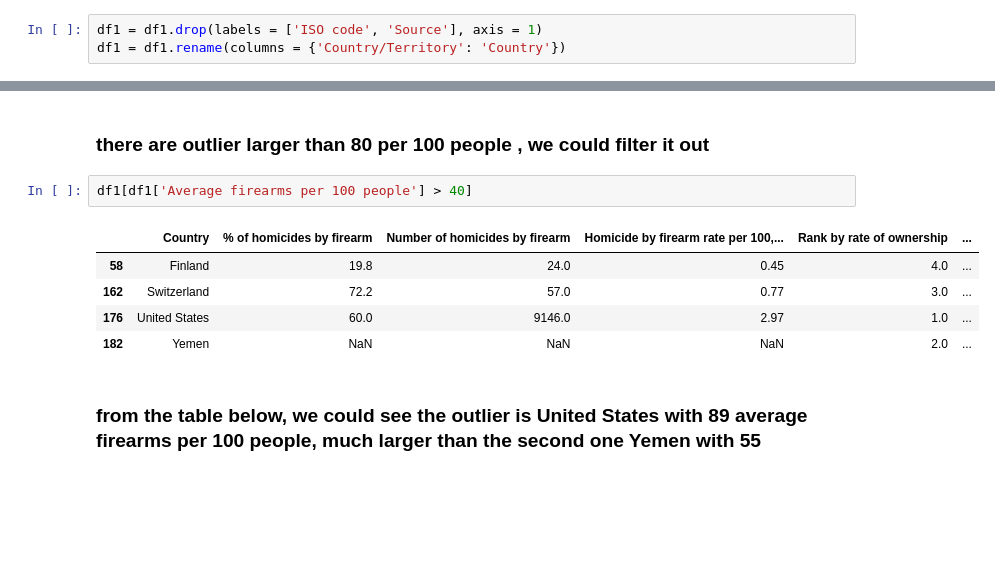
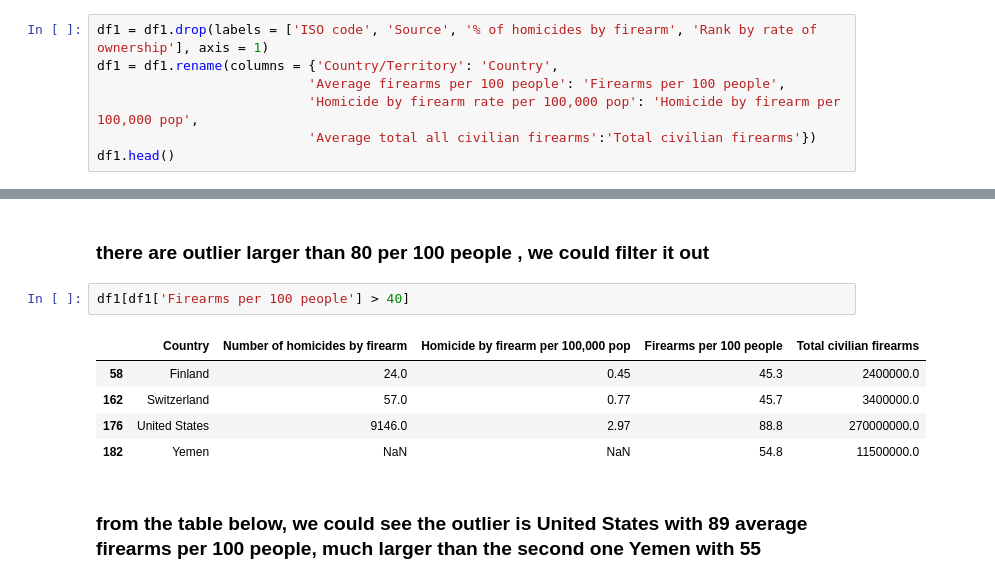
Before and after one commit to picniclin/PUI2017_yl5240, a Jupyter notebook: HW5_yl5240/HW5_Assignment3_yl5240.ipynb, the cells around one changed output, grey strips where cells are left out. Cells and saved outputs as stored; diff of their text form; blank space fills up the shorter version.

```diff
--- a/HW5_yl5240/HW5_Assignment3_yl5240.ipynb
+++ b/HW5_yl5240/HW5_Assignment3_yl5240.ipynb
@@ -29,6 +29,10 @@ df1.head()
 print(df1.shape)
 # %% [output]
 (185, 9)
-# %%
-df1 = df1.drop(labels = ['ISO code', 'Source'], axis = 1)
-df1 = df1.rename(columns = {'Country/Territory': 'Country'})
+# %%
+df1 = df1.drop(labels = ['ISO code', 'Source', '% of homicides by firearm', 'Rank by rate of ownership'], axis = 1)
+df1 = df1.rename(columns = {'Country/Territory': 'Country',
+                           'Average firearms per 100 people': 'Firearms per 100 people',
+                           'Homicide by firearm rate per 100,000 pop': 'Homicide by firearm per 100,000 pop',
+                           'Average total all civilian firearms':'Total civilian firearms'})
+df1.head()
@@ -124,13 +136,13 @@ plt.ylabel('the number of nations')
 # %% [markdown]
 ### there are outlier larger than 80 per 100 people , we could filter it out
 # %%
-df1[df1['Average firearms per 100 people'] > 40]
+df1[df1['Firearms per 100 people'] > 40]
 # %% [output]
-|  | Country | % of homicides by firearm | Number of homicides by firearm | Homicide by firearm rate per 100,... | Rank by rate of ownership | ... |
-| 58 | Finland | 19.8 | 24.0 | 0.45 | 4.0 | ... |
-| 162 | Switzerland | 72.2 | 57.0 | 0.77 | 3.0 | ... |
-| 176 | United States | 60.0 | 9146.0 | 2.97 | 1.0 | ... |
-| 182 | Yemen | NaN | NaN | NaN | 2.0 | ... |
+|  | Country | Number of homicides by firearm | Homicide by firearm per 100,000 pop | Firearms per 100 people | Total civilian firearms |
+| 58 | Finland | 24.0 | 0.45 | 45.3 | 2400000.0 |
+| 162 | Switzerland | 57.0 | 0.77 | 45.7 | 3400000.0 |
+| 176 | United States | 9146.0 | 2.97 | 88.8 | 270000000.0 |
+| 182 | Yemen | NaN | NaN | 54.8 | 11500000.0 |
 # %% [markdown]
 ### from the table below, we could see the outlier is United States with 89 average firearms per 100 people, much larger than the second one Yemen with 55
 # %% [markdown]
```
Also changed, not shown: parts of 38 cells of this notebook.
